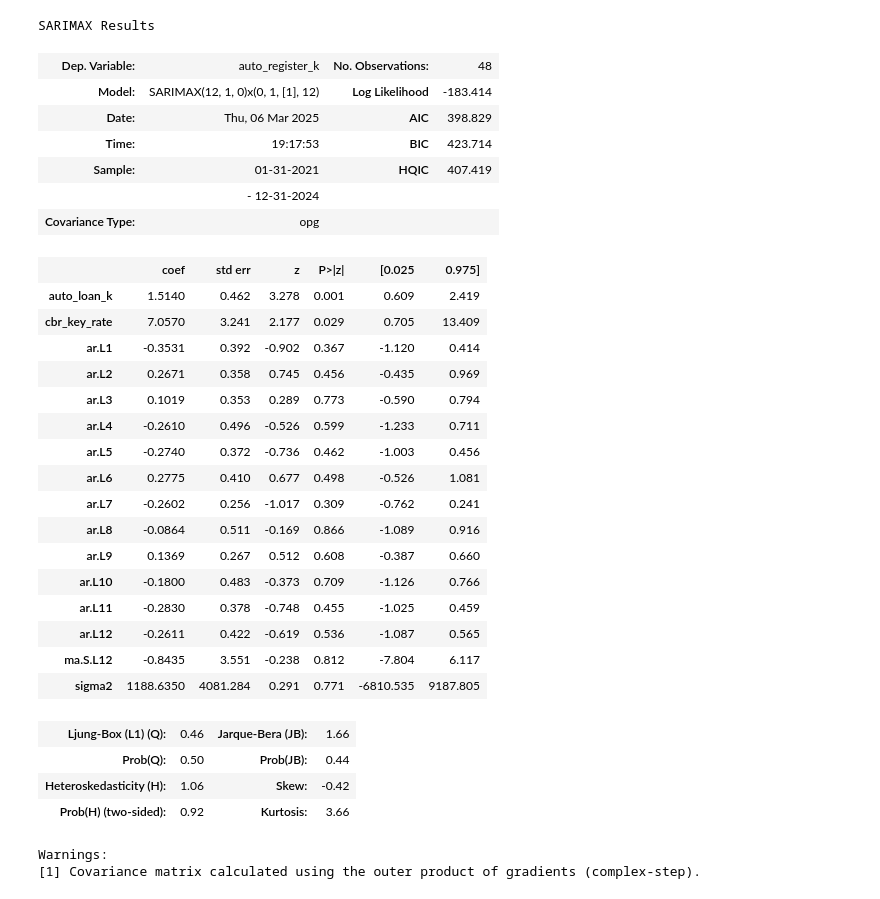
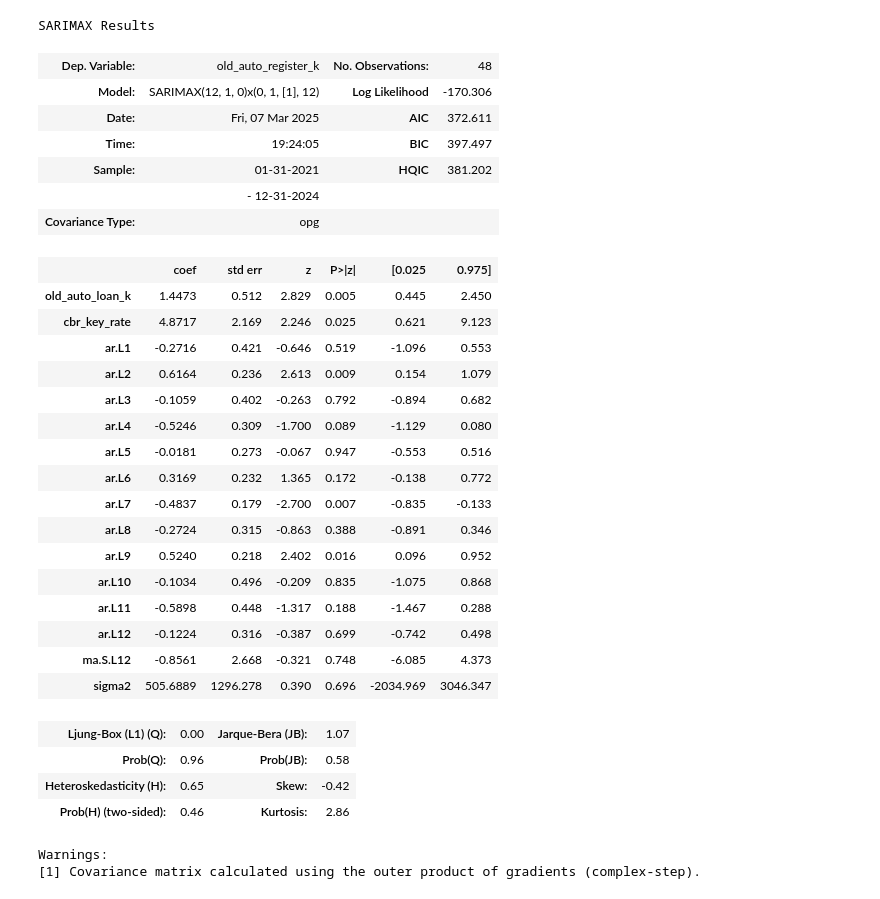
Before and after one commit to BDKlyukin/Portfolio, a Jupyter notebook: car_market_analysis/car_analysis.ipynb, the cells around one changed output. Cells and saved outputs as stored; diff of their text form; code cells hidden in the pictures.

```diff
--- a/car_market_analysis/car_analysis.ipynb
+++ b/car_market_analysis/car_analysis.ipynb
@@ -98,8 +36,8 @@ train_data = auto_analysis_df[auto_analysis_df.index<'2025-01-31']['auto_loan_k'
 # %%
-x_df = auto_analysis_df['auto_loan_k']
-y_df = auto_analysis_df['auto_register_k']
-x_name = 'Количество выданных автокредитов в месяц, тыс. штук'
-y_name = 'Число регистраций в месяц, тыс. штук'
+# x_df = auto_analysis_df['auto_loan_k']
+# y_df = auto_analysis_df['auto_register_k']
+# x_name = 'Количество выданных автокредитов в месяц, тыс. штук'
+# y_name = 'Число регистраций в месяц, тыс. штук'
 
 
 
@@ -110,10 +48,10 @@ y_name = 'Число регистраций в месяц, тыс. штук'
 
 
 
-# x_df = auto_analysis_df['old_auto_loan_k']
-# y_df = auto_analysis_df['old_auto_register_k']
-# x_name = 'Количество выданных автокредитов в месяц на автомобили с пробегом, тыс. штук'
-# y_name = 'Число регистраций автомобилей с пробегом в месяц, тыс. штук'
+x_df = auto_analysis_df['old_auto_loan_k']
+y_df = auto_analysis_df['old_auto_register_k']
+x_name = 'Количество выданных автокредитов в месяц на автомобили с пробегом, тыс. штук'
+y_name = 'Число регистраций автомобилей с пробегом в месяц, тыс. штук'
 # %%
 key_rate = 21
 # %%
@@ -221,50 +124,46 @@ plt.show()
 # %%
-# from statsmodels.tsa.statespace.sarimax import SARIMAX
-
 # Define the model
-# SARIMAX(order=(p, d, q), seasonal_order=(P, D, Q, S), exog=exogenous_data)
-model = SARIMAX(
-    y_df,  # Endogenous variable (the time series to predict)
-    exog = pd.concat([x_df, auto_analysis_df['cbr_key_rate']], axis=1),  # Exogenous variable
-    order=(12, 1, 0),  # Non-seasonal order (p, d, q)
-    seasonal_order=(0, 1, 1, 12)  # Seasonal order (P, D, Q, S)
+model = SARIMAX(y_df
+                ,  exog = pd.concat([x_df, auto_analysis_df['cbr_key_rate']], axis=1)
+                , order=(12, 1, 0)
+                , seasonal_order=(0, 1, 1, 12)
 )
 
 # Fit the model
 results = model.fit(disp=False)
 
 # Display the summary of the model
 results.summary()
 # %% [output]
 SARIMAX Results
-| Dep. Variable: | auto_register_k | No. Observations: | 48 |
-| Model: | SARIMAX(12, 1, 0)x(0, 1, [1], 12) | Log Likelihood | -183.414 |
-| Date: | Thu, 06 Mar 2025 | AIC | 398.829 |
-| Time: | 19:17:53 | BIC | 423.714 |
-| Sample: | 01-31-2021 | HQIC | 407.419 |
+| Dep. Variable: | old_auto_register_k | No. Observations: | 48 |
+| Model: | SARIMAX(12, 1, 0)x(0, 1, [1], 12) | Log Likelihood | -170.306 |
+| Date: | Fri, 07 Mar 2025 | AIC | 372.611 |
+| Time: | 19:24:05 | BIC | 397.497 |
+| Sample: | 01-31-2021 | HQIC | 381.202 |
 |  | - 12-31-2024 |  |  |
 | Covariance Type: | opg |  |  |
 |  | coef | std err | z | P>|z| | [0.025 | 0.975] |
-| auto_loan_k | 1.5140 | 0.462 | 3.278 | 0.001 | 0.609 | 2.419 |
-| cbr_key_rate | 7.0570 | 3.241 | 2.177 | 0.029 | 0.705 | 13.409 |
-| ar.L1 | -0.3531 | 0.392 | -0.902 | 0.367 | -1.120 | 0.414 |
-| ar.L2 | 0.2671 | 0.358 | 0.745 | 0.456 | -0.435 | 0.969 |
-| ar.L3 | 0.1019 | 0.353 | 0.289 | 0.773 | -0.590 | 0.794 |
-| ar.L4 | -0.2610 | 0.496 | -0.526 | 0.599 | -1.233 | 0.711 |
-| ar.L5 | -0.2740 | 0.372 | -0.736 | 0.462 | -1.003 | 0.456 |
-| ar.L6 | 0.2775 | 0.410 | 0.677 | 0.498 | -0.526 | 1.081 |
-| ar.L7 | -0.2602 | 0.256 | -1.017 | 0.309 | -0.762 | 0.241 |
-| ar.L8 | -0.0864 | 0.511 | -0.169 | 0.866 | -1.089 | 0.916 |
-| ar.L9 | 0.1369 | 0.267 | 0.512 | 0.608 | -0.387 | 0.660 |
-| ar.L10 | -0.1800 | 0.483 | -0.373 | 0.709 | -1.126 | 0.766 |
-| ar.L11 | -0.2830 | 0.378 | -0.748 | 0.455 | -1.025 | 0.459 |
-| ar.L12 | -0.2611 | 0.422 | -0.619 | 0.536 | -1.087 | 0.565 |
-| ma.S.L12 | -0.8435 | 3.551 | -0.238 | 0.812 | -7.804 | 6.117 |
-| sigma2 | 1188.6350 | 4081.284 | 0.291 | 0.771 | -6810.535 | 9187.805 |
+| old_auto_loan_k | 1.4473 | 0.512 | 2.829 | 0.005 | 0.445 | 2.450 |
+| cbr_key_rate | 4.8717 | 2.169 | 2.246 | 0.025 | 0.621 | 9.123 |
+| ar.L1 | -0.2716 | 0.421 | -0.646 | 0.519 | -1.096 | 0.553 |
+| ar.L2 | 0.6164 | 0.236 | 2.613 | 0.009 | 0.154 | 1.079 |
+| ar.L3 | -0.1059 | 0.402 | -0.263 | 0.792 | -0.894 | 0.682 |
+| ar.L4 | -0.5246 | 0.309 | -1.700 | 0.089 | -1.129 | 0.080 |
+| ar.L5 | -0.0181 | 0.273 | -0.067 | 0.947 | -0.553 | 0.516 |
+| ar.L6 | 0.3169 | 0.232 | 1.365 | 0.172 | -0.138 | 0.772 |
+| ar.L7 | -0.4837 | 0.179 | -2.700 | 0.007 | -0.835 | -0.133 |
+| ar.L8 | -0.2724 | 0.315 | -0.863 | 0.388 | -0.891 | 0.346 |
+| ar.L9 | 0.5240 | 0.218 | 2.402 | 0.016 | 0.096 | 0.952 |
+| ar.L10 | -0.1034 | 0.496 | -0.209 | 0.835 | -1.075 | 0.868 |
+| ar.L11 | -0.5898 | 0.448 | -1.317 | 0.188 | -1.467 | 0.288 |
+| ar.L12 | -0.1224 | 0.316 | -0.387 | 0.699 | -0.742 | 0.498 |
+| ma.S.L12 | -0.8561 | 2.668 | -0.321 | 0.748 | -6.085 | 4.373 |
+| sigma2 | 505.6889 | 1296.278 | 0.390 | 0.696 | -2034.969 | 3046.347 |
-| Ljung-Box (L1) (Q): | 0.46 | Jarque-Bera (JB): | 1.66 |
-| Prob(Q): | 0.50 | Prob(JB): | 0.44 |
-| Heteroskedasticity (H): | 1.06 | Skew: | -0.42 |
-| Prob(H) (two-sided): | 0.92 | Kurtosis: | 3.66 |
+| Ljung-Box (L1) (Q): | 0.00 | Jarque-Bera (JB): | 1.07 |
+| Prob(Q): | 0.96 | Prob(JB): | 0.58 |
+| Heteroskedasticity (H): | 0.65 | Skew: | -0.42 |
+| Prob(H) (two-sided): | 0.46 | Kurtosis: | 2.86 |
 Warnings:
 [1] Covariance matrix calculated using the outer product of gradients (complex-step).
 # %%
```
Also changed, not shown: parts of 19 cells of this notebook.
